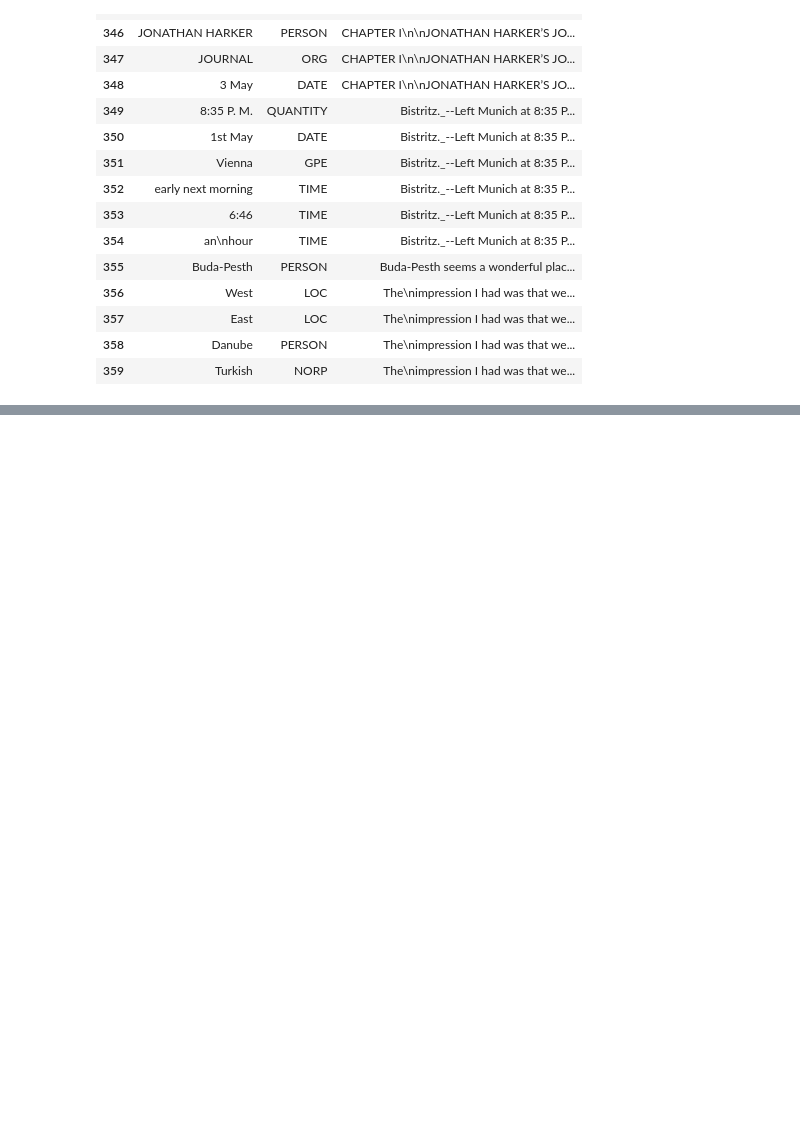
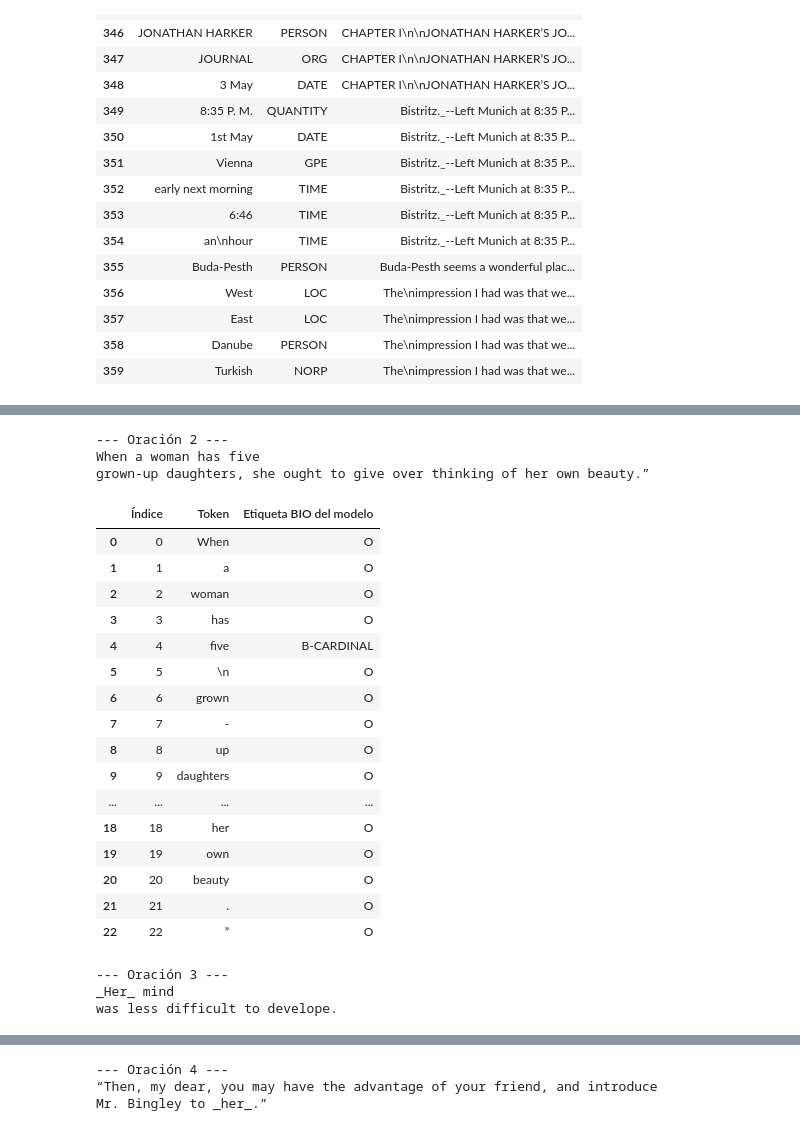
Before and after one commit to Jtanchezz/NLP, a Jupyter notebook: Lab6/lab6.ipynb, the cells around one changed output, grey strips where cells are left out. Saved outputs shown, nothing was run; the diff lists cells and outputs as text; code cells hidden in the pictures; blank space fills up the shorter version.

```diff
--- a/Lab6/lab6.ipynb
+++ b/Lab6/lab6.ipynb
@@ -924,0 +1008,54 @@ ENTIDADES DETECTADAS EN: Dracula
+# %%
+import random
+import pandas as pd
+
+SEMILLA_GOLD = 2026
+ORACIONES_GOLD_POR_LIBRO = 20
+
+oraciones_gold = {}
+docs_gold = {}
+
+for libro, texto in textos_ner.items():
+    # Segmentación de los primeros tres capítulos, ya usados en NER
+    oraciones = sent_tokenize(texto)
+
+    if len(oraciones) < ORACIONES_GOLD_POR_LIBRO:
+        raise ValueError(
+            f"{libro} solo tiene {len(oraciones)} oraciones disponibles."
+        )
+
+    # Selección aleatoria reproducible
+    generador = random.Random(SEMILLA_GOLD)
+    indices = sorted(
+        generador.sample(
+            range(len(oraciones)),
+            ORACIONES_GOLD_POR_LIBRO
+        )
+    )
+
+    seleccion = [oraciones[i] for i in indices]
+    oraciones_gold[libro] = seleccion
+    docs_gold[libro] = list(nlp.pipe(seleccion))
+
+    print(f"\n{'=' * 100}")
+    print(f"LIBRO: {libro}")
+
+    for numero, doc in enumerate(docs_gold[libro], start=1):
+        print(f"\n--- Oración {numero} ---")
+        print(doc.text)
+
+        tabla_tokens = pd.DataFrame({
+            "Índice": range(len(doc)),
+            "Token": [token.text for token in doc],
+            "Etiqueta BIO del modelo": [
+                (
+                    f"{token.ent_iob_}-{token.ent_type_}"
+                    if token.ent_iob_ != "O"
+                    else "O"
+                )
+                for token in doc
+            ]
+        })
+
+        display(tabla_tokens)
+# %% [output]
@@ -924,0 +1076,23 @@ ENTIDADES DETECTADAS EN: Dracula
+--- Oración 2 ---
+When a woman has five
+grown-up daughters, she ought to give over thinking of her own beauty.”
+|  | Índice | Token | Etiqueta BIO del modelo |
+| 0 | 0 | When | O |
+| 1 | 1 | a | O |
+| 2 | 2 | woman | O |
+| 3 | 3 | has | O |
+| 4 | 4 | five | B-CARDINAL |
+| 5 | 5 | \n | O |
+| 6 | 6 | grown | O |
+| 7 | 7 | - | O |
+| 8 | 8 | up | O |
+| 9 | 9 | daughters | O |
+| ... | ... | ... | ... |
+| 18 | 18 | her | O |
+| 19 | 19 | own | O |
+| 20 | 20 | beauty | O |
+| 21 | 21 | . | O |
+| 22 | 22 | ” | O |
+--- Oración 3 ---
+_Her_ mind
+was less difficult to develope.
@@ -924,0 +1111,3 @@ ENTIDADES DETECTADAS EN: Dracula
+--- Oración 4 ---
+“Then, my dear, you may have the advantage of your friend, and introduce
+Mr. Bingley to _her_.”
```
Also changed, not shown: parts of 6 cells of this notebook.
